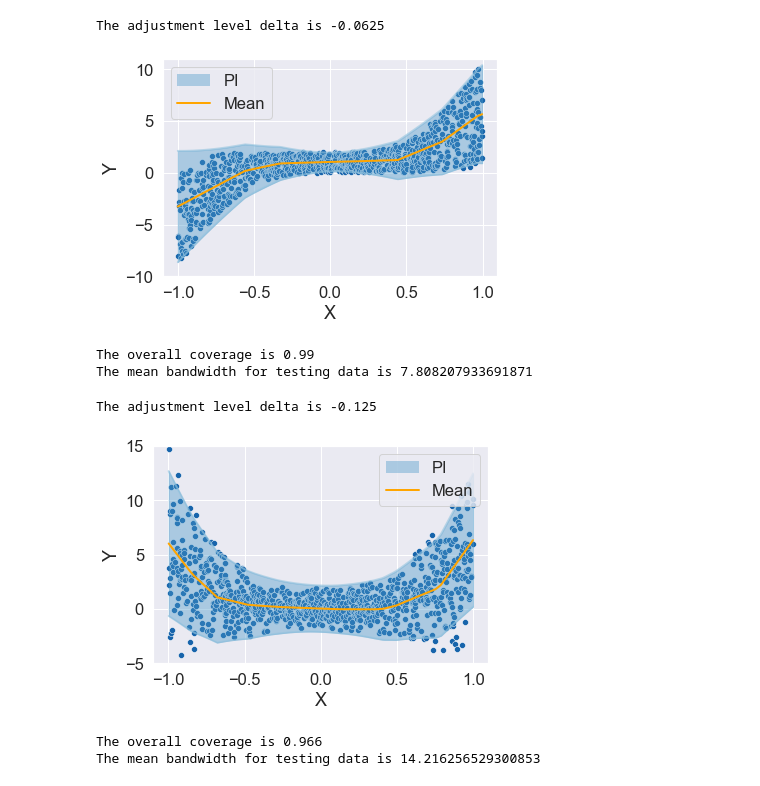
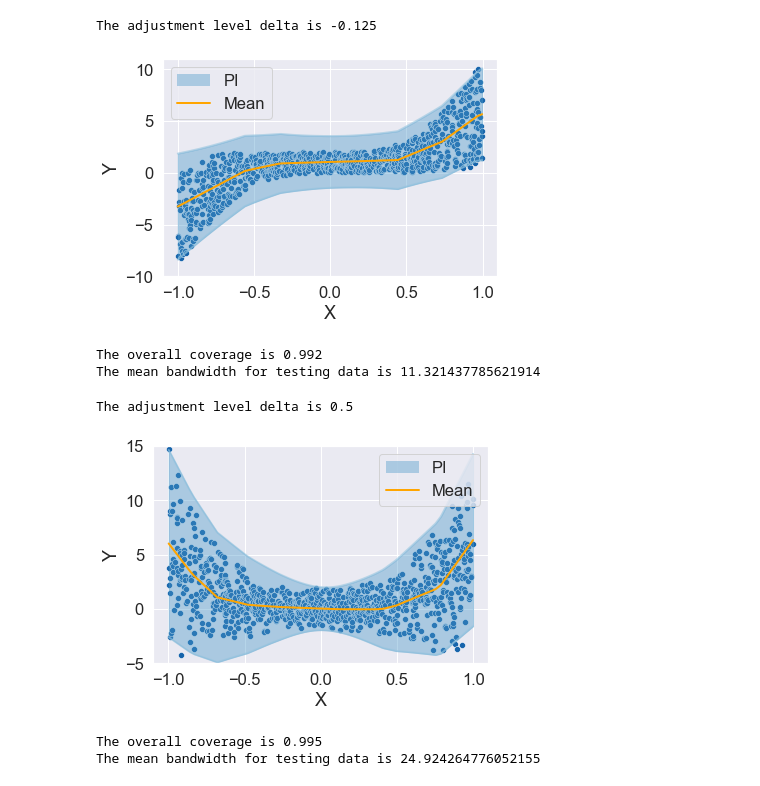
Before and after one commit to JiaweiGe0416/PI, a Jupyter notebook: Simulations/Liang.ipynb, the cells around one changed output. Saved outputs shown, nothing was run; the diff lists cells and outputs as text; code cells hidden in the pictures.

```diff
--- a/Simulations/Liang.ipynb
+++ b/Simulations/Liang.ipynb
@@ -91,5 +103,5 @@ The mean bandwidth for testing data is 6.4151974849496955
 # %%
-# Test 2
+################################### UNIVARIATE SETUP 2 ###################################
 
 np.random.seed(0)
 n_pre = 1000
@@ -126,7 +138,7 @@ else:
     M_pre, M_opt, M_adj, M_t = mean_est(est_type,X_pre,Y_pre,X_opt,X_adj,X_t)
 
 
-degree = 3
+degree = 2
 X_inner_prod = X_opt @ X_opt.T
 K = np.power(1 + X_inner_prod, degree)
 output = sdpDual(K, Y_opt-M_opt)
@@ -155,12 +167,13 @@ V_alpha_t = (1 + delta) * shape_t
 V_alpha_t = V_alpha_t.reshape(-1,1)
 my_plot(X_t,Y_t,M_t,V_alpha_t,[-10,11],legend_loc = 'upper left')
 # %% [output]
-The adjustment level delta is -0.0625
+The adjustment level delta is -0.125
-[figure, old version]
+[figure, new version]
-The overall coverage is 0.99
-The mean bandwidth for testing data is 7.808207933691871
+The overall coverage is 0.992
+The mean bandwidth for testing data is 11.321437785621914
 # %%
-# Test 3
+################################### UNIVARIATE SETUP 3 ###################################
+
 np.random.seed(1)
 n_pre = 1000
 n_opt = 100
@@ -218,36 +231,36 @@ else:
     M_pre, M_opt, M_adj, M_t = mean_est(est_type,X_pre,Y_pre,X_opt,X_adj,X_t)
 
 
-degree = 3
+degree = 2
 X_inner_prod = X_opt @ X_opt.T
 K = np.power(1 + X_inner_prod, degree)
 output = sdpDual(K, Y_opt-M_opt)
 
 # learn delta
 K_adj = np.power(X_adj @ X_opt.T+1,degree)
 shape_adj = K_adj @ output @ K_adj.T
 shape_adj = shape_adj.diagonal()
 K_t = np.power(X_t @ X_opt.T+1,degree)
 shape_t = K_t @ output @ K_t.T
 shape_t = shape_t.diagonal()
 
 alpha = 0.05
 delta = -1
-Delta = 0
+Delta = 1
 prop = 0.5
 prop_outside = (np.power(Y_adj-M_adj, 2)[:,0] > (1 + delta) * shape_adj).mean()
 while prop_outside > (0.75 * alpha) and delta != Delta:
     delta = prop * delta + (1 - prop) * Delta
     prop_outside = (np.power(Y_adj-M_adj, 2)[:,0] > (1 + delta) * shape_adj).mean()
 
 print("The adjustment level delta is", delta)
 
 
 V_alpha_t = (1 + delta) * shape_t
 V_alpha_t = V_alpha_t.reshape(-1,1)
 my_plot(X_t,Y_t,M_t,V_alpha_t,[-5,15])
 # %% [output]
-The adjustment level delta is -0.125
+The adjustment level delta is 0.5
-[figure, old version]
+[figure, new version]
-The overall coverage is 0.966
-The mean bandwidth for testing data is 14.216256529300853
+The overall coverage is 0.995
+The mean bandwidth for testing data is 24.924264776052155
```
Also changed, not shown: parts of 7 cells of this notebook, 3 other files.
